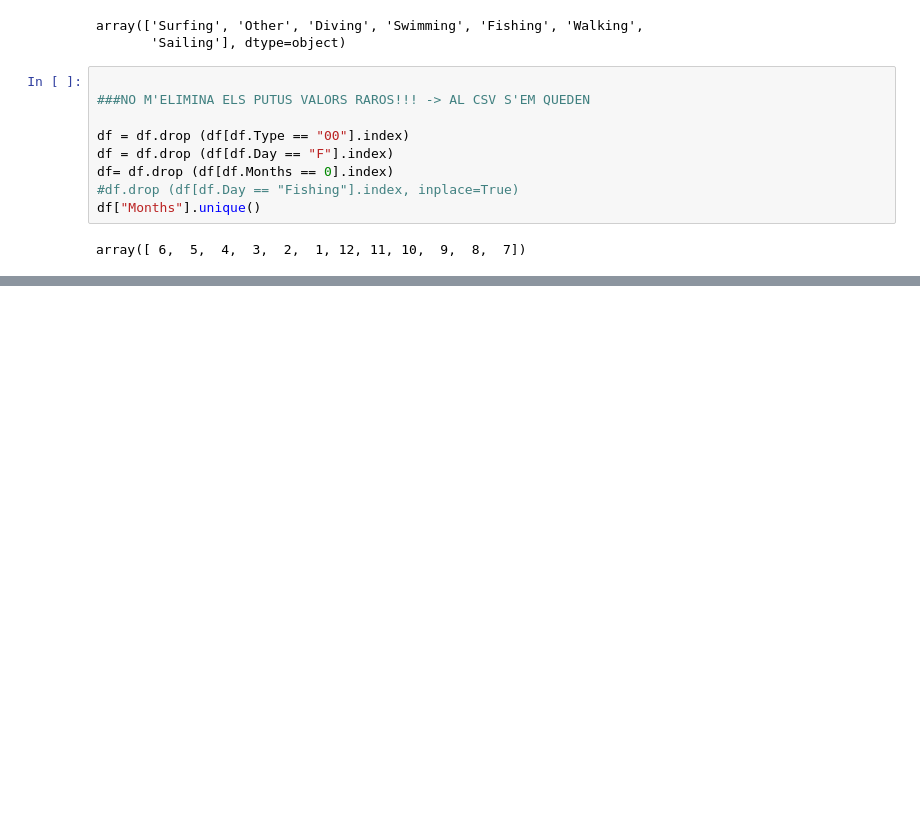
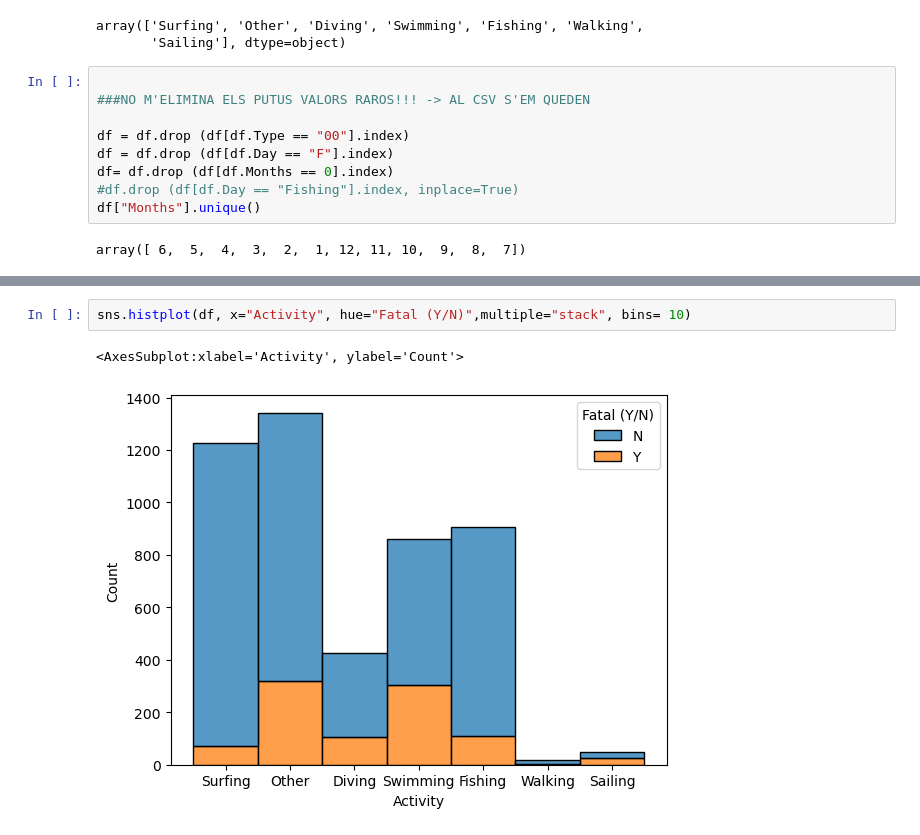
Before and after one commit to bernatbellmunt/ironh_project1, a Jupyter notebook: clean.ipynb, the cells around one changed output, grey strips where cells are left out. Saved outputs shown, nothing was run; the diff lists cells and outputs as text; blank space fills up the shorter version.

```diff
--- a/clean.ipynb
+++ b/clean.ipynb
@@ -372,0 +385,5 @@ df.to_csv("sharkprova.csv")
+# %%
+sns.histplot(df, x="Activity", hue="Fatal (Y/N)",multiple="stack", bins= 10)
+# %% [output]
+<AxesSubplot:xlabel='Activity', ylabel='Count'>
+[figure, added]
```
Also changed, not shown: parts of 10 cells of this notebook.
